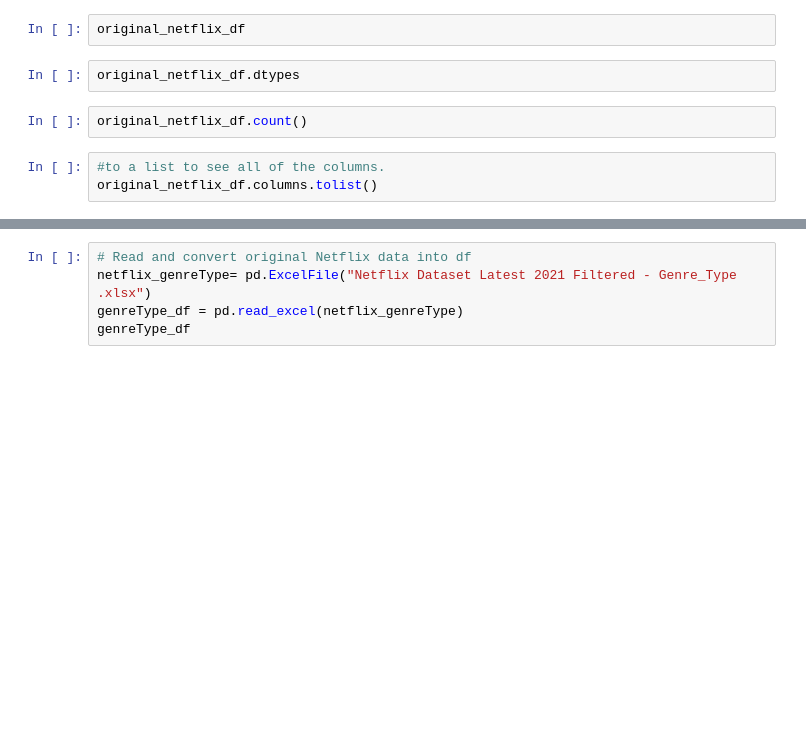
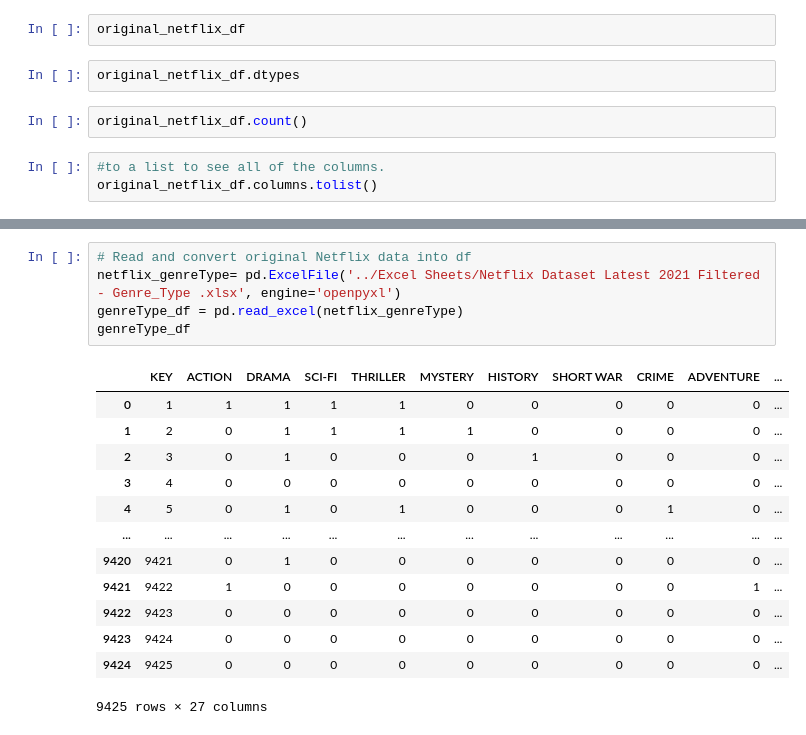
Before and after one commit to Cyber-Wolfe/Netflix_and_Analyze, a Jupyter notebook: Jupyter Notebooks/NetflixDataset.ipynb, the cells around one changed output, grey strips where cells are left out. Cells and saved outputs as stored; diff of their text form; blank space fills up the shorter version.

```diff
--- a/Jupyter Notebooks/NetflixDataset.ipynb
+++ b/Jupyter Notebooks/NetflixDataset.ipynb
@@ -33,7 +54,21 @@ data_df
 # %%
 # Read and convert original Netflix data into df
-netflix_genreType= pd.ExcelFile("Netflix Dataset Latest 2021 Filtered - Genre_Type .xlsx")
+netflix_genreType= pd.ExcelFile('../Excel Sheets/Netflix Dataset Latest 2021 Filtered - Genre_Type .xlsx', engine='openpyxl')
 genreType_df = pd.read_excel(netflix_genreType)
 genreType_df
+# %% [output]
+|  | KEY | ACTION | DRAMA | SCI-FI | THRILLER | MYSTERY | HISTORY | SHORT WAR | CRIME | ADVENTURE | ... |
+| 0 | 1 | 1 | 1 | 1 | 1 | 0 | 0 | 0 | 0 | 0 | ... |
+| 1 | 2 | 0 | 1 | 1 | 1 | 1 | 0 | 0 | 0 | 0 | ... |
+| 2 | 3 | 0 | 1 | 0 | 0 | 0 | 1 | 0 | 0 | 0 | ... |
+| 3 | 4 | 0 | 0 | 0 | 0 | 0 | 0 | 0 | 0 | 0 | ... |
+| 4 | 5 | 0 | 1 | 0 | 1 | 0 | 0 | 0 | 1 | 0 | ... |
+| ... | ... | ... | ... | ... | ... | ... | ... | ... | ... | ... | ... |
+| 9420 | 9421 | 0 | 1 | 0 | 0 | 0 | 0 | 0 | 0 | 0 | ... |
+| 9421 | 9422 | 1 | 0 | 0 | 0 | 0 | 0 | 0 | 0 | 1 | ... |
+| 9422 | 9423 | 0 | 0 | 0 | 0 | 0 | 0 | 0 | 0 | 0 | ... |
+| 9423 | 9424 | 0 | 0 | 0 | 0 | 0 | 0 | 0 | 0 | 0 | ... |
+| 9424 | 9425 | 0 | 0 | 0 | 0 | 0 | 0 | 0 | 0 | 0 | ... |
+9425 rows × 27 columns
 # %%
 # Read and convert original Netflix data into df
```
Also changed, not shown: parts of 4 cells of this notebook.
